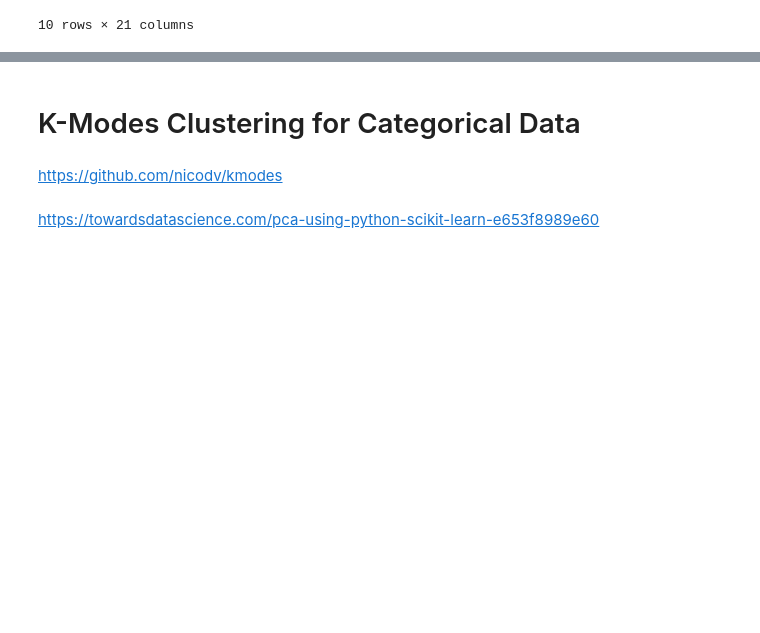
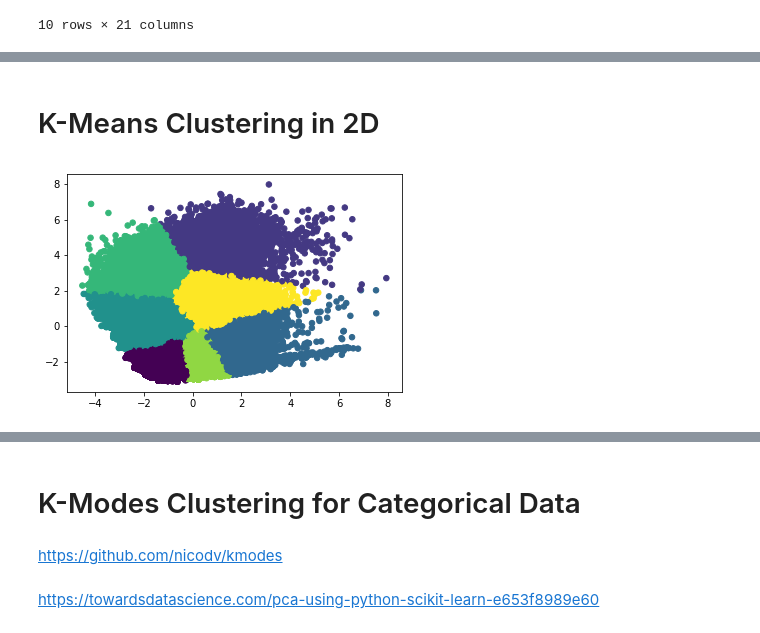
Before and after one commit to Coldsp33d/Yelp-Challenge-2018, a Jupyter notebook: clustering.ipynb, the cells around one changed output, grey strips where cells are left out. Cells and saved outputs as stored; diff of their text form; code cells hidden in the pictures; blank space fills up the shorter version.

```diff
--- a/clustering.ipynb
+++ b/clustering.ipynb
@@ -78,0 +81,9 @@ categorized.head(10)
+# %%
+from sklearn.preprocessing import StandardScaler
+from sklearn.decomposition import PCA
+x = categorized.values.astype(float)
+x = StandardScaler().fit_transform(x)
+pca = PCA(n_components=2)
+principalComponents = pca.fit_transform(x)
+principalDf = pd.DataFrame(data = principalComponents, columns = ['principal component 1', 'principal component 2'])
+principalDf.head(10)
@@ -78,0 +102,12 @@ categorized.head(10)
+# %% [markdown]
+# K-Means Clustering in 2D
+# %%
+import matplotlib.pyplot as plt
+from sklearn.decomposition import PCA
+from sklearn.cluster import KMeans
+kmeans = KMeans(n_clusters=7, random_state=0).fit(principalComponents)
+clusters = kmeans.fit_predict(principalComponents)
+plt.scatter(x=plot_columns[:,1], y=plot_columns[:,0], c = clusters, s=30)
+plt.show()
+# %% [output]
+[figure, added]
```
Also changed, not shown: parts of 12 cells of this notebook.
